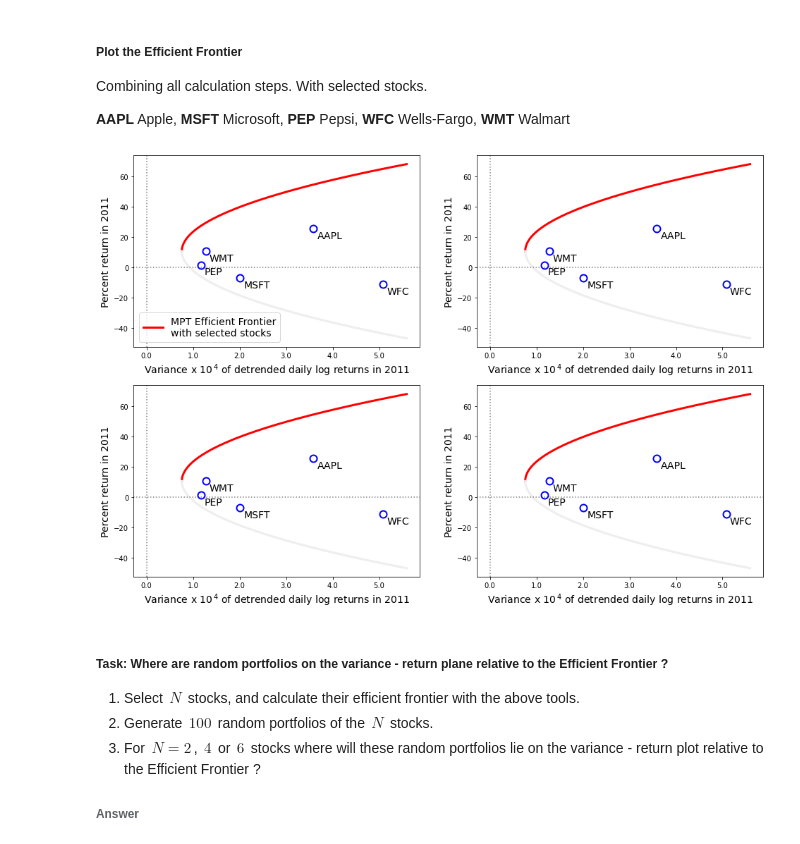
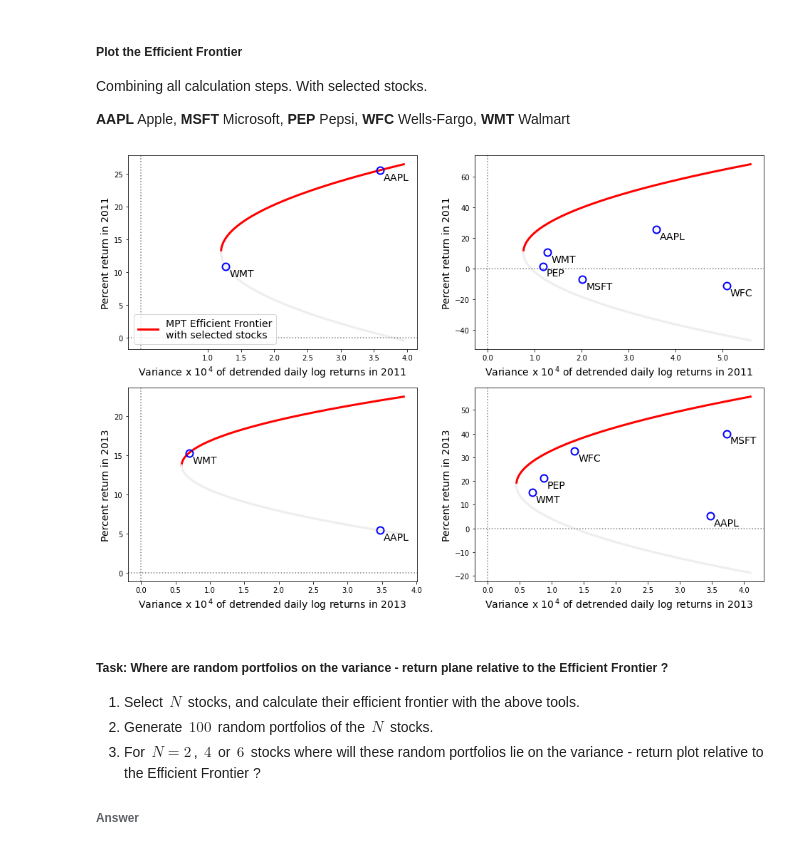
Before and after one commit to fij/btup, a Jupyter notebook: 02 Efficient Markets.ipynb, the cells around one changed output. Drawn from its saved outputs; the diff is of its cells as text; code cells hidden in the pictures.

```diff
--- a/02 Efficient Markets.ipynb
+++ b/02 Efficient Markets.ipynb
@@ -674,34 +825,35 @@ import os
 FILE_NAME = os.path.join('data', 'prices-split-adjusted.csv.zip')  # data file
 CURVE_STEP_NUM = 1000  # number of steps for plotting the Efficient Frontier numerically
 FONTSIZE = 14
-VAR_EXP = 4  # plot 10 ^ VAR_EXP * variance
+VAR_EXP = 4  # on the horizontal axis plot   variance * 10 ^ VAR_EXP
 
 
-def read_calc_plot_eff_front(selected_year=None, selected_stocks=None):
+def read_calc_plot_eff_front(selected_years=None, selected_stock_sets=None):
     """The efficient frontier with 2 x 2 plots."""
     n_row = 2
     n_col = 2
 
-    prices = read_prices(file_name=FILE_NAME, selected_year=selected_year)
-    r, c = map(returns_covariances(prices=prices, selected_stocks=selected_stocks).get,
-               ['percent_returns', 'covariances'])
-    K, q_0, sigma_0_sqr = map(ef_params(returns=r, covariance_matrix=c).get, ['K', 'q_0', 'sigma_0_sqr'])
+    fig, axes = plt.subplots(ncols=n_col, nrows=n_row, figsize=(16, 11))
+    for i_row, year in enumerate(selected_years):
+        for i_col, selected_stocks in enumerate(selected_stock_sets):
 
-    stock_variances = np.diag(c)
-    EF_variances = np.linspace(sigma_0_sqr, 1.1 * max(stock_variances), CURVE_STEP_NUM)
-    EF_returns = [q_0 + K * np.sqrt(max(0.0, sigma_sqr - sigma_0_sqr)) for sigma_sqr in EF_variances]
-    EF_returns_lo = [q_0 - K * np.sqrt(max(0.0, sigma_sqr - sigma_0_sqr)) for sigma_sqr in EF_variances]
+            prices = read_prices(file_name=FILE_NAME, selected_year=year)
+            r, c = map(stock_returns_and_covariances(prices=prices, selected_stocks=selected_stocks).get,
+                       ['percent_returns', 'covariances'])
+            K, q_0, sigma_0_sqr = map(ef_params(returns=r, covariance_matrix=c).get, ['K', 'q_0', 'sigma_0_sqr'])
 
-    fig, axes = plt.subplots(ncols=n_col, nrows=n_row, figsize=(16, 11))
-    for i_col, stocks in enumerate([['AAPL', 'WMT'], ['AAPL', 'MSFT', 'PEP', 'WFC', 'WMT']]):
-        for i_row, year in enumerate([2011, 2013]):
+            stock_variances = np.diag(c)
+            EF_variances = np.linspace(sigma_0_sqr, 1.1 * max(stock_variances), CURVE_STEP_NUM)
+            EF_returns = [q_0 + K * np.sqrt(max(0.0, sigma_sqr - sigma_0_sqr)) for sigma_sqr in EF_variances]
+            EF_returns_lo = [q_0 - K * np.sqrt(max(0.0, sigma_sqr - sigma_0_sqr)) for sigma_sqr in EF_variances]
+
             ax = axes[i_row][i_col]
 
             ax.plot(EF_variances, EF_returns, 'r-', label='MPT Efficient Frontier\nwith selected stocks', lw=3)
             ax.plot(EF_variances, EF_returns_lo, color='#eee', linewidth=3)
-            ax.set_ylabel('Percent return in ' + str(selected_year), fontsize=FONTSIZE)
+            ax.set_ylabel('Percent return in ' + str(year), fontsize=FONTSIZE)
             ax.set_xlabel('Variance x $10^{\,' + '{}'.format(VAR_EXP) + '}$ of detrended daily log returns ' +
-                          'in ' + str(selected_year), fontsize=FONTSIZE)
+                          'in ' + str(year), fontsize=FONTSIZE)
             ax.set_xticks(ax.get_xticks().tolist())  # avoids warning caused by matplotlib bug
             ax.set_xticklabels(['{0:.1f}'.format(x * np.power(10.0, VAR_EXP)) for x in ax.get_xticks()])  # rescaling
             ax.axhline(0, c='gray', ls='dotted')
@@ -722,12 +874,12 @@ Combining all calculation steps. With selected stocks.
 
 **AAPL** Apple, **MSFT** Microsoft, **PEP** Pepsi, **WFC** Wells-Fargo, **WMT** Walmart
 # %%
-SELECTED_STOCKS = ['AAPL', 'MSFT', 'PEP', 'WFC', 'WMT']
-SELECTED_YEAR = 2011
+SELECTED_STOCK_SETS = [['AAPL', 'WMT'], ['AAPL', 'MSFT', 'PEP', 'WFC', 'WMT']]
+SELECTED_YEARS = [2011, 2013]
 
-read_calc_plot_eff_front(selected_year=SELECTED_YEAR, selected_stocks=SELECTED_STOCKS)
+read_calc_plot_eff_front(selected_years=SELECTED_YEARS, selected_stock_sets=SELECTED_STOCK_SETS)
 # %% [output]
-[figure, old version]
+[figure, new version]
 # %% [markdown]
 ##### Task: Where are random portfolios on the variance - return plane relative to the Efficient Frontier ?
 
```
Also changed, not shown: parts of 29 cells of this notebook, 1 other file.
